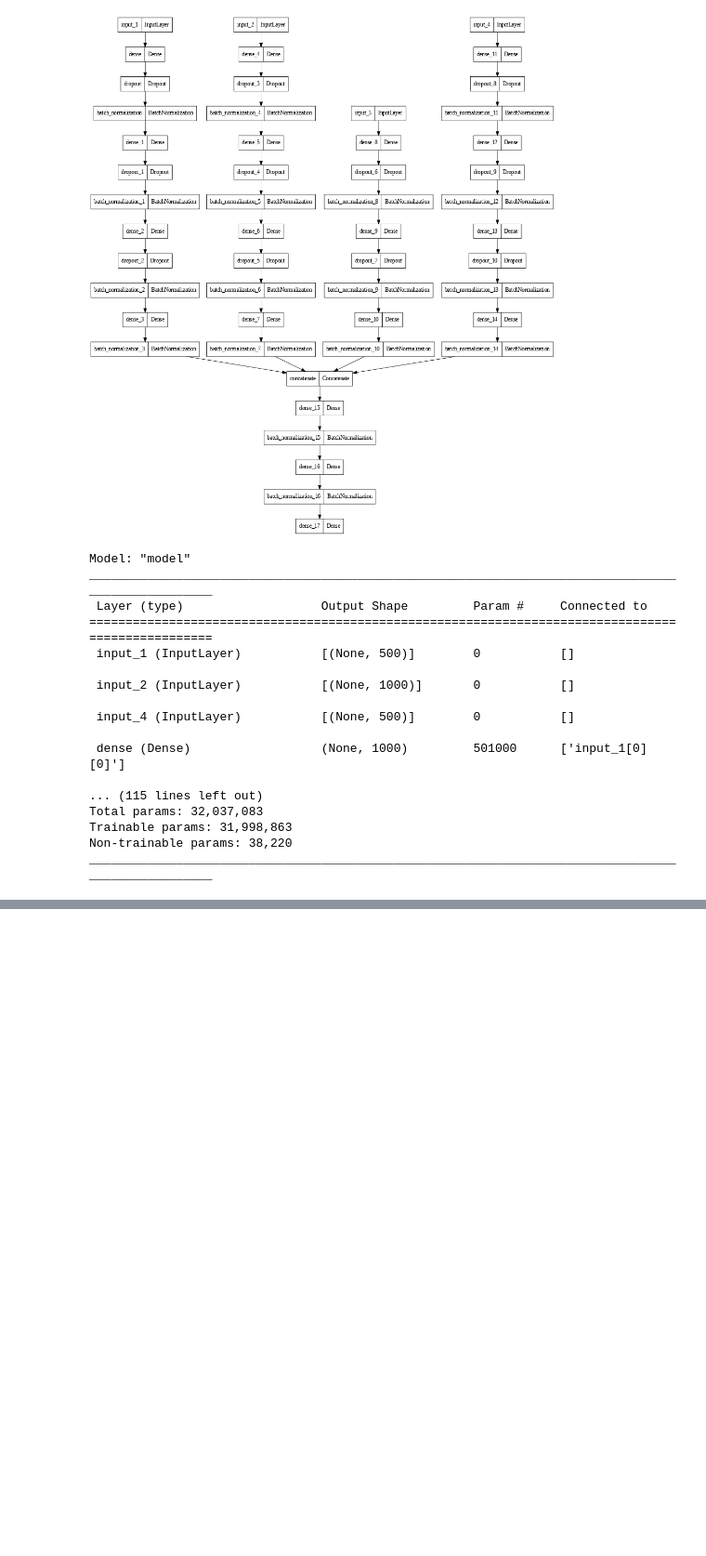
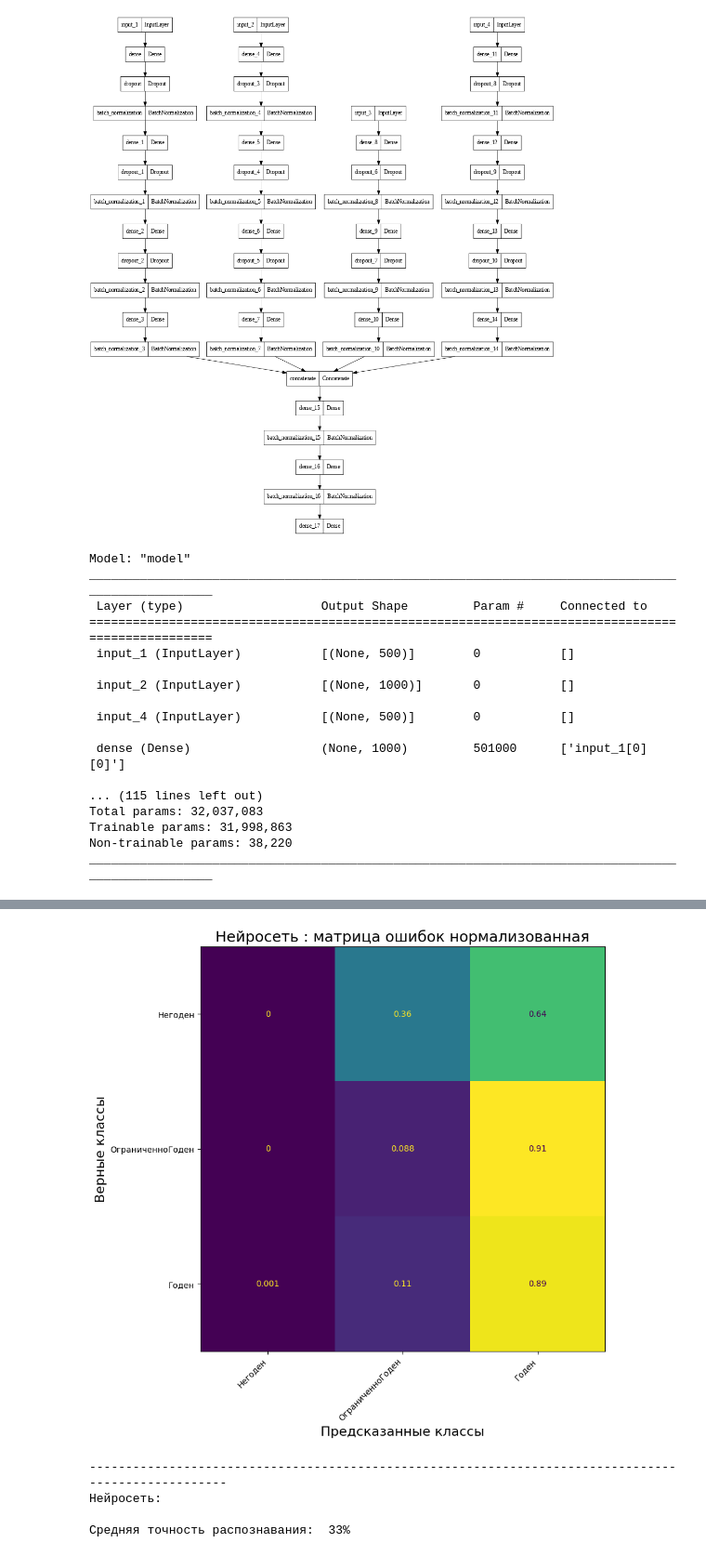
Before and after one commit to Untick/InspectrumClinic_RecSys, a Jupyter notebook: Zemlyakov_Serj/Int_1_Профпатолог_2_00.ipynb, the cells around one changed output, grey strips where cells are left out. Shown at 93% size. Drawn from its saved outputs; the diff is of its cells as text; code cells hidden in the pictures; blank space fills up the shorter version.

```diff
--- a/Zemlyakov_Serj/Int_1_Профпатолог_2_00.ipynb
+++ b/Zemlyakov_Serj/Int_1_Профпатолог_2_00.ipynb
@@ -1343,0 +1359,9 @@ df_gen = gen_df (df_clin, df_add, 1100, 1200)
+# %%
+# Обрабатываем таблицу данных до необходимого формата
+df_clin = getclin(df_test)
+
+# Вывод размера сформированной таблицы
+print (df_clin.shape)
+
+
+df_clin.ЗаключениеМК.value_counts()
@@ -1343,0 +1374,30 @@ df_gen = gen_df (df_clin, df_add, 1100, 1200)
+# %%
+# Формирование исходных данных на одного пациента из таблицы
+
+# Номер пациента (задаем случайным образом от 0 до количества строк в обработанной таблицы-1)
+# Получаем список номеров строк (индексов)
+inds = df_clin.index.tolist()
+
+# Случайно выбираем по одного пациента
+n_0 = random.choice(inds)
+print ('Номер строки записи пациента: ',n_0)
+
+# Пример текста записи
+print(df_clin.values[n_0])
+
+# Вредность, диагнозы, рекомендации от УС
+x_test_harm, x_test_diag, x_test_recom = getXdata (df_clin)
+
+# Группа здоровья
+x_test_gz = extract_gz(df_clin)
+
+# Значения реальных классов для контроля точности в формате класса и векторного представления класса
+y_data_test, y_vect_test = Y_to_OHE(df_clin)
+
+y_vec_list = list(y_vect_test)
+y_data_list = list(y_data_test)
+
+x_harm_list = list(df_clin['Вредность'])
+x_diag_list = list(df_clin['Диагнозы'])
+x_recom_list = list(df_clin['Рекомендации'])
+x_gz_list = list(df_clin['ГруппаЗдоровья'])
@@ -1343,0 +1450,5 @@ df_gen = gen_df (df_clin, df_add, 1100, 1200)
+# %%
+#  Запуск предсказания и визуализация на тестовой выборке
+eval_model(model_download, [x_test_harm, x_test_diag, x_test_gz, x_test_recom],
+                           y_vect_test, class_labels = CLASS_DICT)
+# %% [output]
@@ -1343,0 +1456,5 @@ df_gen = gen_df (df_clin, df_add, 1100, 1200)
+[figure, added]
+----------------------------------------------------------------------------------------------------
+Нейросеть:
+
+Средняя точность распознавания:  33%
```
Also changed, not shown: parts of 23 cells of this notebook.
